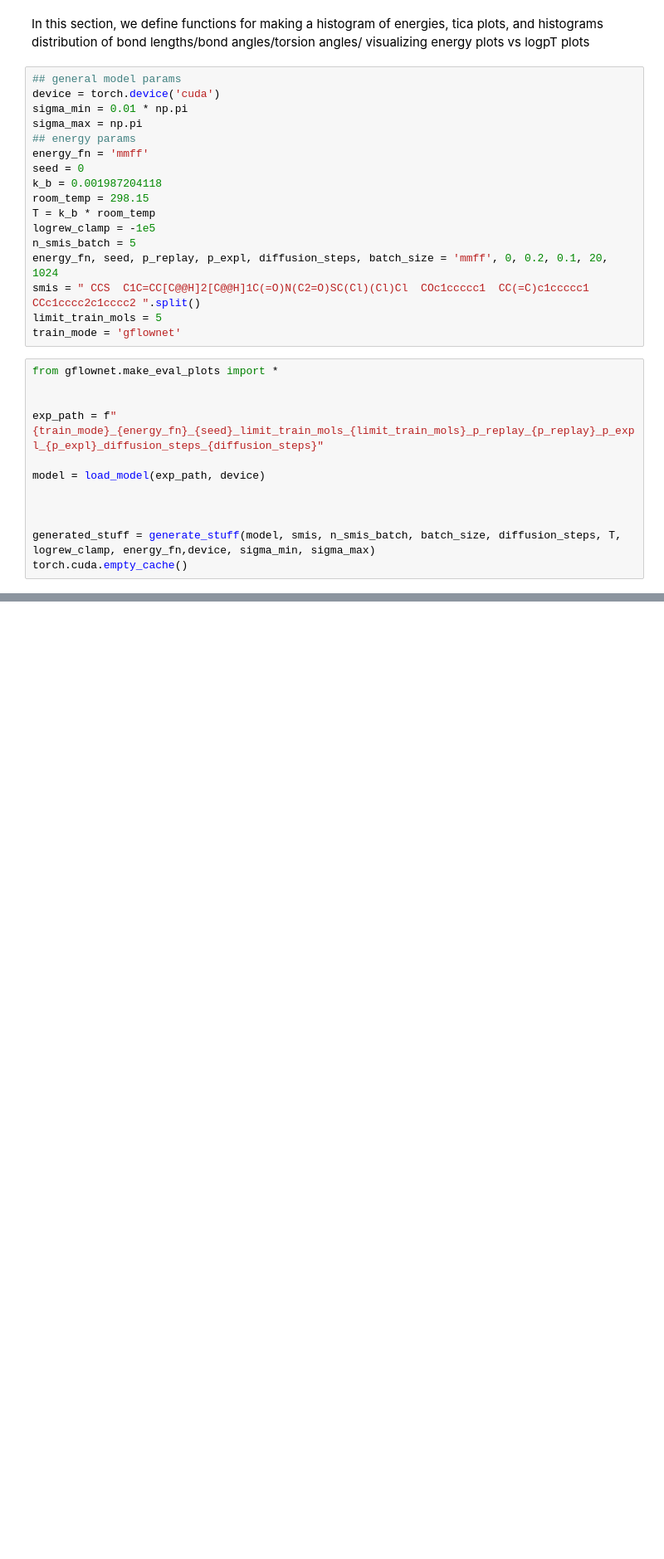
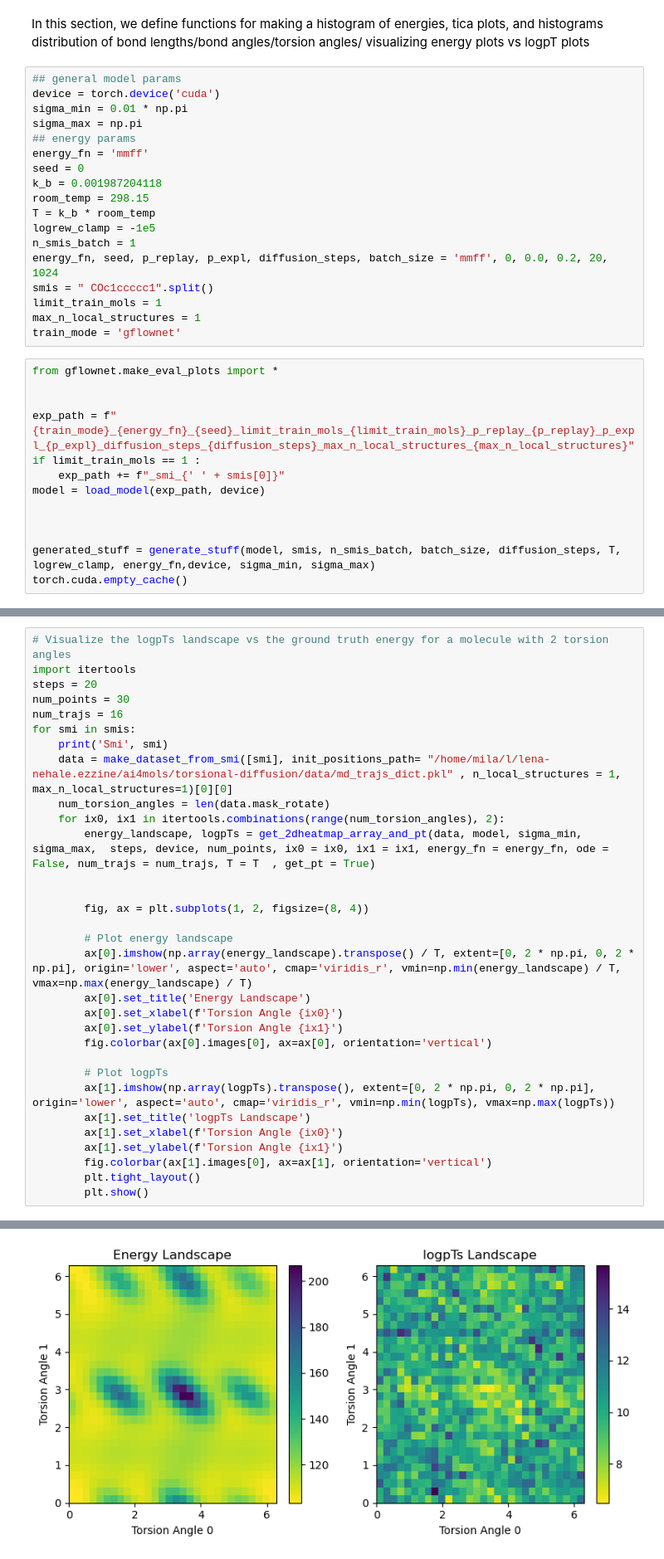
Before and after one commit to LenaNehale/torsional-diffusion, a Jupyter notebook: playground.ipynb, the cells around one changed output, grey strips where cells are left out. Shown: that part at 83% size. Drawn from its saved outputs; the diff is of its cells as text; blank space fills up the shorter version.

```diff
--- a/playground.ipynb
+++ b/playground.ipynb
@@ -337,17 +277,19 @@ k_b = 0.001987204118
 room_temp = 298.15
 T = k_b * room_temp
 logrew_clamp = -1e5
-n_smis_batch = 5
-energy_fn, seed, p_replay, p_expl, diffusion_steps, batch_size = 'mmff', 0, 0.2, 0.1, 20, 1024
-smis = " CCS  C1C=CC[C@@H]2[C@@H]1C(=O)N(C2=O)SC(Cl)(Cl)Cl  COc1ccccc1  CC(=C)c1ccccc1  CCc1cccc2c1cccc2 ".split()
-limit_train_mols = 5
+n_smis_batch = 1
+energy_fn, seed, p_replay, p_expl, diffusion_steps, batch_size = 'mmff', 0, 0.0, 0.2, 20, 1024
+smis = " COc1ccccc1".split()
+limit_train_mols = 1
+max_n_local_structures = 1
 train_mode = 'gflownet'
 # %%
 from gflownet.make_eval_plots import *
 
 
-exp_path = f"{train_mode}_{energy_fn}_{seed}_limit_train_mols_{limit_train_mols}_p_replay_{p_replay}_p_expl_{p_expl}_diffusion_steps_{diffusion_steps}"
-
+exp_path = f"{train_mode}_{energy_fn}_{seed}_limit_train_mols_{limit_train_mols}_p_replay_{p_replay}_p_expl_{p_expl}_diffusion_steps_{diffusion_steps}_max_n_local_structures_{max_n_local_structures}"
+if limit_train_mols == 1 :
+    exp_path += f"_smi_{' ' + smis[0]}"
 model = load_model(exp_path, device)
 
 
@@ -373,0 +309,32 @@ make_logrew_histograms(logrews_rand, logrews_gen, logrews_md, exp_path, label =
+# %%
+# Visualize the logpTs landscape vs the ground truth energy for a molecule with 2 torsion angles
+import itertools
+steps = 20
+num_points = 30
+num_trajs = 16
+for smi in smis:
+    print('Smi', smi)
+    data = make_dataset_from_smi([smi], init_positions_path= "/home/mila/l/lena-nehale.ezzine/ai4mols/torsional-diffusion/data/md_trajs_dict.pkl" , n_local_structures = 1, max_n_local_structures=1)[0][0]
+    num_torsion_angles = len(data.mask_rotate)
+    for ix0, ix1 in itertools.combinations(range(num_torsion_angles), 2):
+        energy_landscape, logpTs = get_2dheatmap_array_and_pt(data, model, sigma_min, sigma_max,  steps, device, num_points, ix0 = ix0, ix1 = ix1, energy_fn = energy_fn, ode = False, num_trajs = num_trajs, T = T  , get_pt = True)
+
+
+        fig, ax = plt.subplots(1, 2, figsize=(8, 4))
+
+        # Plot energy landscape
+        ax[0].imshow(np.array(energy_landscape).transpose() / T, extent=[0, 2 * np.pi, 0, 2 * np.pi], origin='lower', aspect='auto', cmap='viridis_r', vmin=np.min(energy_landscape) / T, vmax=np.max(energy_landscape) / T)
+        ax[0].set_title('Energy Landscape')
+        ax[0].set_xlabel(f'Torsion Angle {ix0}')
+        ax[0].set_ylabel(f'Torsion Angle {ix1}')
+        fig.colorbar(ax[0].images[0], ax=ax[0], orientation='vertical')
+
+        # Plot logpTs
+        ax[1].imshow(np.array(logpTs).transpose(), extent=[0, 2 * np.pi, 0, 2 * np.pi], origin='lower', aspect='auto', cmap='viridis_r', vmin=np.min(logpTs), vmax=np.max(logpTs))
+        ax[1].set_title('logpTs Landscape')
+        ax[1].set_xlabel(f'Torsion Angle {ix0}')
+        ax[1].set_ylabel(f'Torsion Angle {ix1}')
+        fig.colorbar(ax[1].images[0], ax=ax[1], orientation='vertical')
+        plt.tight_layout()
+        plt.show()
+# %% [output]
@@ -373,0 +342 @@ make_logrew_histograms(logrews_rand, logrews_gen, logrews_md, exp_path, label =
+[figure, added]
```
Also changed, not shown: parts of 21 cells of this notebook, 10 other files.
